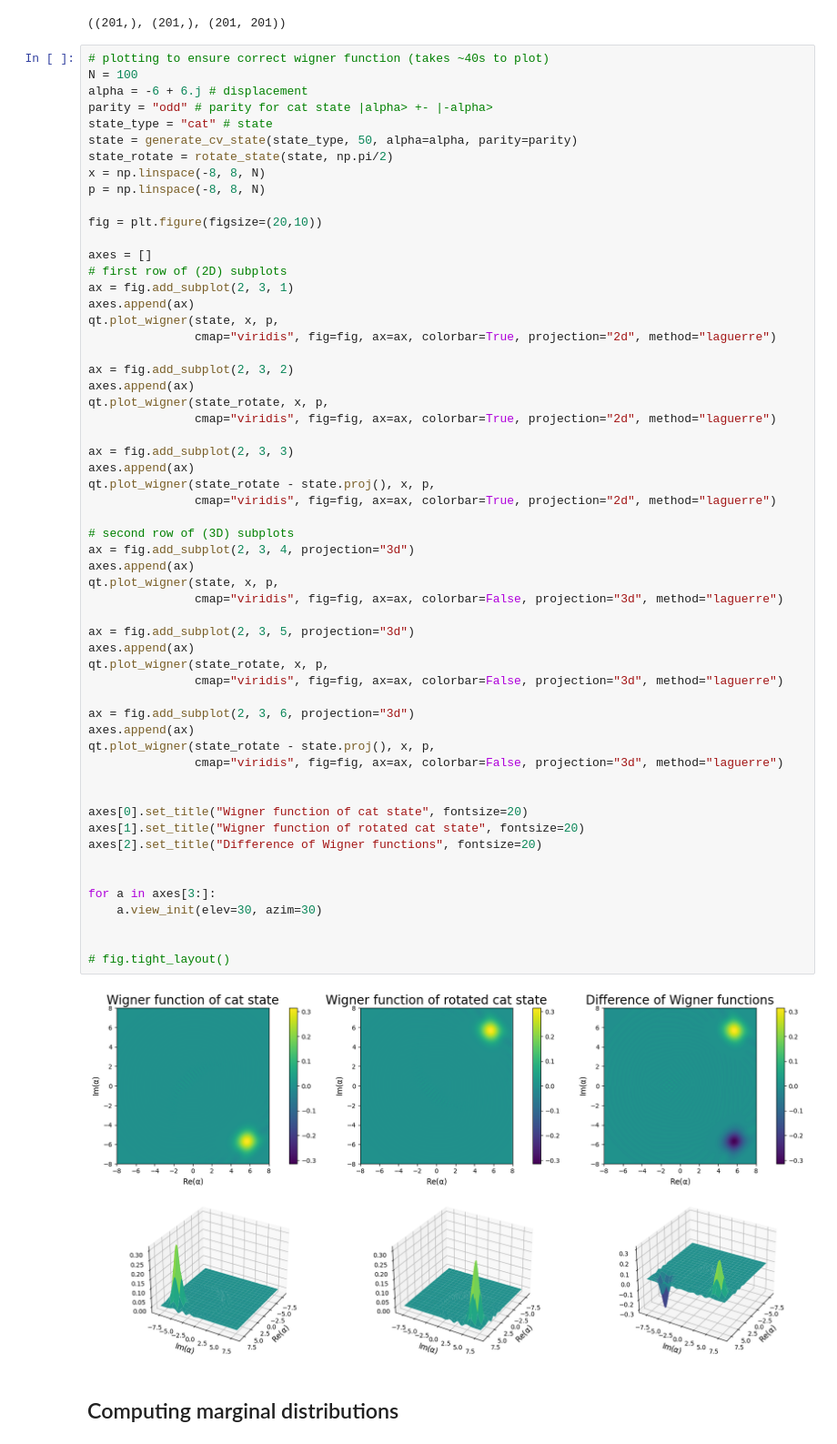
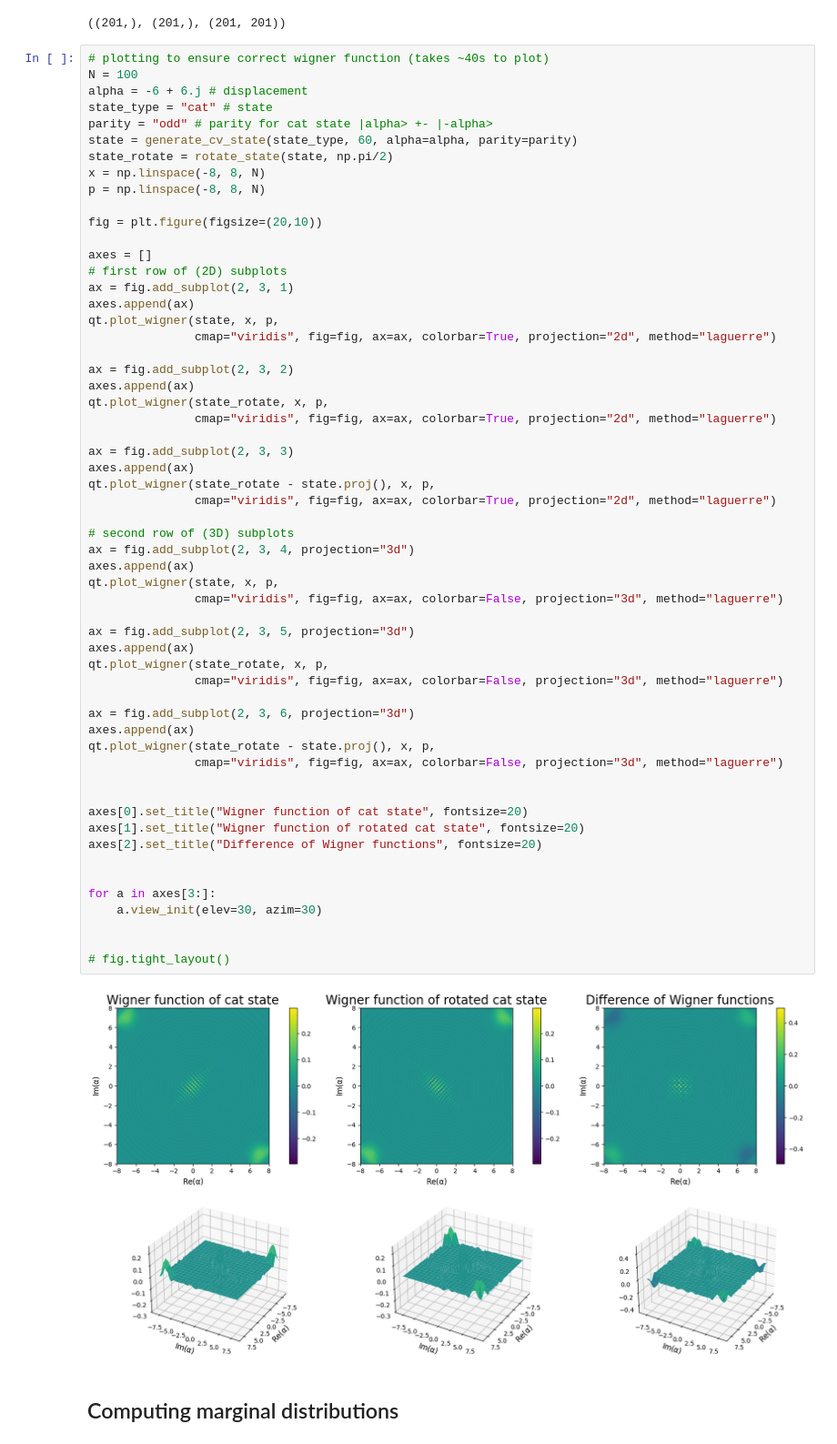
Before and after one commit to BastianValhoj/sciqisHomodyneTomography, a Jupyter notebook: HomoTomo/generateState.ipynb, the cells around one changed output. Shown at 91% size. Saved outputs shown, nothing was run; the diff lists cells and outputs as text.

Commit message:
can generate data and save to file

```diff
--- a/HomoTomo/generateState.ipynb
+++ b/HomoTomo/generateState.ipynb
@@ -136,9 +138,9 @@ X.shape, P.shape, W.shape
 # plotting to ensure correct wigner function (takes ~40s to plot)
 N = 100
 alpha = -6 + 6.j # displacement
+state_type = "cat" # state
 parity = "odd" # parity for cat state |alpha> +- |-alpha>
-state_type = "cat" # state
-state = generate_cv_state(state_type, 50, alpha=alpha, parity=parity)
+state = generate_cv_state(state_type, 60, alpha=alpha, parity=parity)
 state_rotate = rotate_state(state, np.pi/2)
 x = np.linspace(-8, 8, N)
 p = np.linspace(-8, 8, N)
@@ -163,34 +165,34 @@ qt.plot_wigner(state_rotate - state.proj(), x, p,
                cmap="viridis", fig=fig, ax=ax, colorbar=True, projection="2d", method="laguerre")
 
 # second row of (3D) subplots
 ax = fig.add_subplot(2, 3, 4, projection="3d")
 axes.append(ax)
 qt.plot_wigner(state, x, p,
                cmap="viridis", fig=fig, ax=ax, colorbar=False, projection="3d", method="laguerre")
 
 ax = fig.add_subplot(2, 3, 5, projection="3d")
 axes.append(ax)
 qt.plot_wigner(state_rotate, x, p,
                cmap="viridis", fig=fig, ax=ax, colorbar=False, projection="3d", method="laguerre")
 
 ax = fig.add_subplot(2, 3, 6, projection="3d")
 axes.append(ax)
 qt.plot_wigner(state_rotate - state.proj(), x, p,
                cmap="viridis", fig=fig, ax=ax, colorbar=False, projection="3d", method="laguerre")
 
 
 axes[0].set_title("Wigner function of cat state", fontsize=20)
 axes[1].set_title("Wigner function of rotated cat state", fontsize=20)
 axes[2].set_title("Difference of Wigner functions", fontsize=20)
 
 
 for a in axes[3:]:
     a.view_init(elev=30, azim=30)
 
 
 # fig.tight_layout()
 # %% [output]
-[figure, old version]
+[figure, new version]
 # %% [markdown]
 ## Computing marginal distributions
 # %%
```
Also changed, not shown: parts of 4 cells of this notebook.
